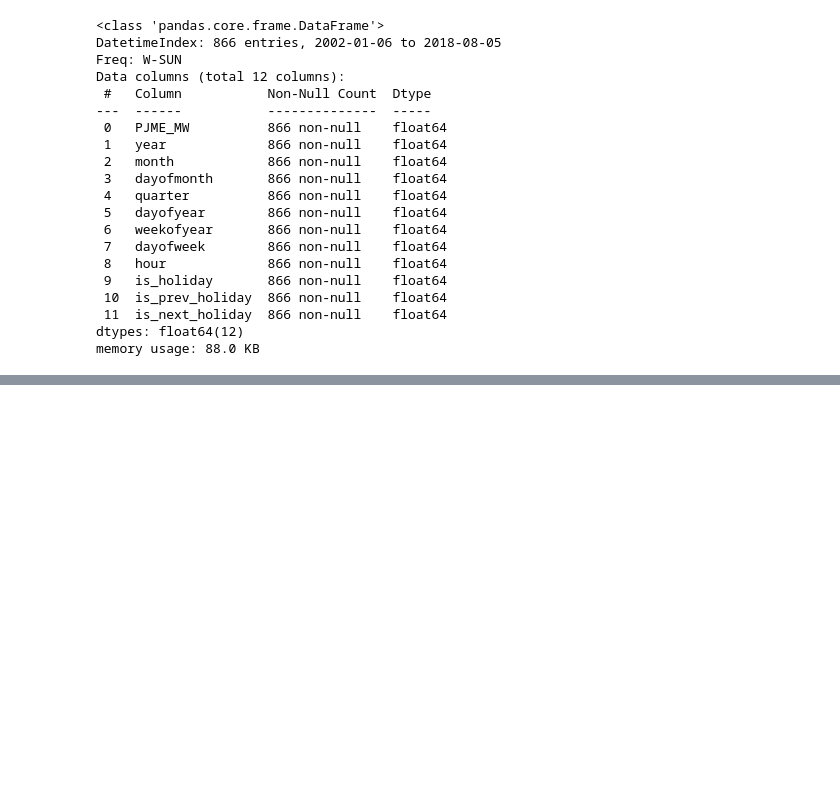
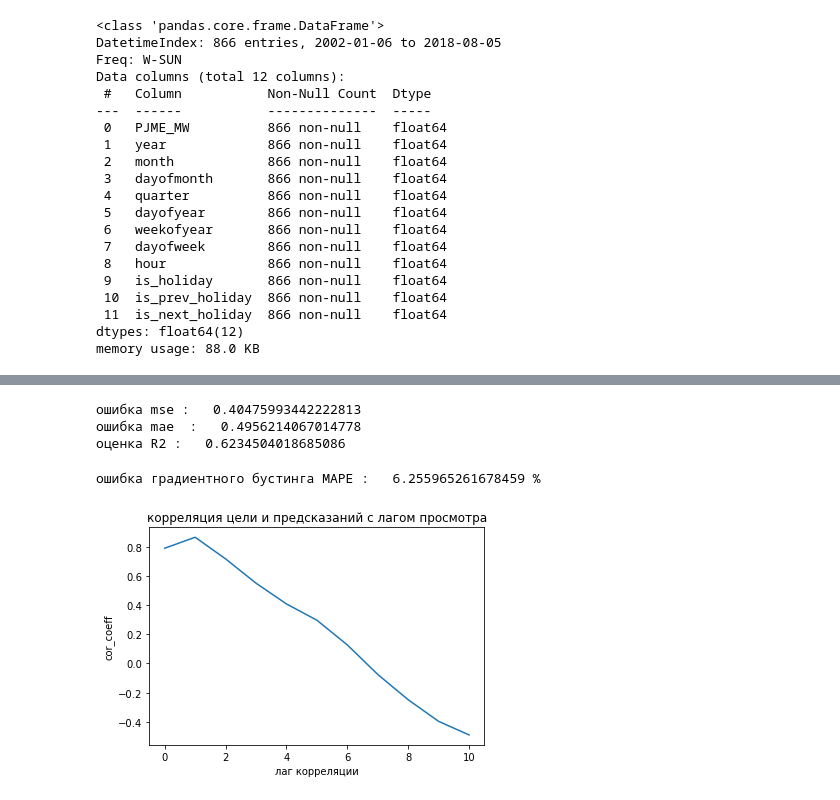
Before and after one commit to ARIV2019/machine-learning-in-business, a Jupyter notebook: les_4.ipynb, the cells around one changed output, grey strips where cells are left out. Drawn from its saved outputs; the diff is of its cells as text; code cells hidden in the pictures; blank space fills up the shorter version.

```diff
--- a/les_4.ipynb
+++ b/les_4.ipynb
@@ -153,0 +313,10 @@ print('ошибка градиентного бустинга :  ', er_g, '%')
+# %%
+er_s = mean_squared_error(y_true=y_test, y_pred=y_test_pred_g)
+er_a = mean_absolute_error(y_true=y_test, y_pred=y_test_pred_g)
+er_r2 = r2_score(y_true=y_test, y_pred=y_test_pred_g)
+
+print('ошибка mse :  ', er_s,'\nошибка mae  :  ', er_a,'\nоценка R2 :  ', er_r2)
+# %% [output]
+ошибка mse :   0.40475993442222813
+ошибка mae  :   0.4956214067014778
+оценка R2 :   0.6234504018685086
@@ -153,0 +327,20 @@ print('ошибка градиентного бустинга :  ', er_g, '%')
+# %%
+er_g = mean_absolute_percentage_error(y_true=scl_target.inverse_transform( y_test),y_pred = scl_target.inverse_transform( y_test_pred_g))
+
+print('ошибка градиентного бустинга MAPE :  ', er_g,'%')
+# %% [output]
+ошибка градиентного бустинга MAPE :   6.255965261678459 %
+# %%
+lag=10
+p_cor=[np.corrcoef( y_test, y_test_pred_g)[1,0]]
+for i in range(lag):
+    c=np.corrcoef( y_test[:-(i+1)], y_test_pred_g[(i+1):])[1,0]
+    p_cor.append(c)
+
+plt.plot(np.array(p_cor) )
+plt.xlabel('лаг корреляции')
+plt.ylabel('cor_coeff')
+plt.title('корреляция цели и предсказаний с лагом просмотра')
+plt.show()
+# %% [output]
+[figure, added]
```
Also changed, not shown: parts of 30 cells of this notebook.
